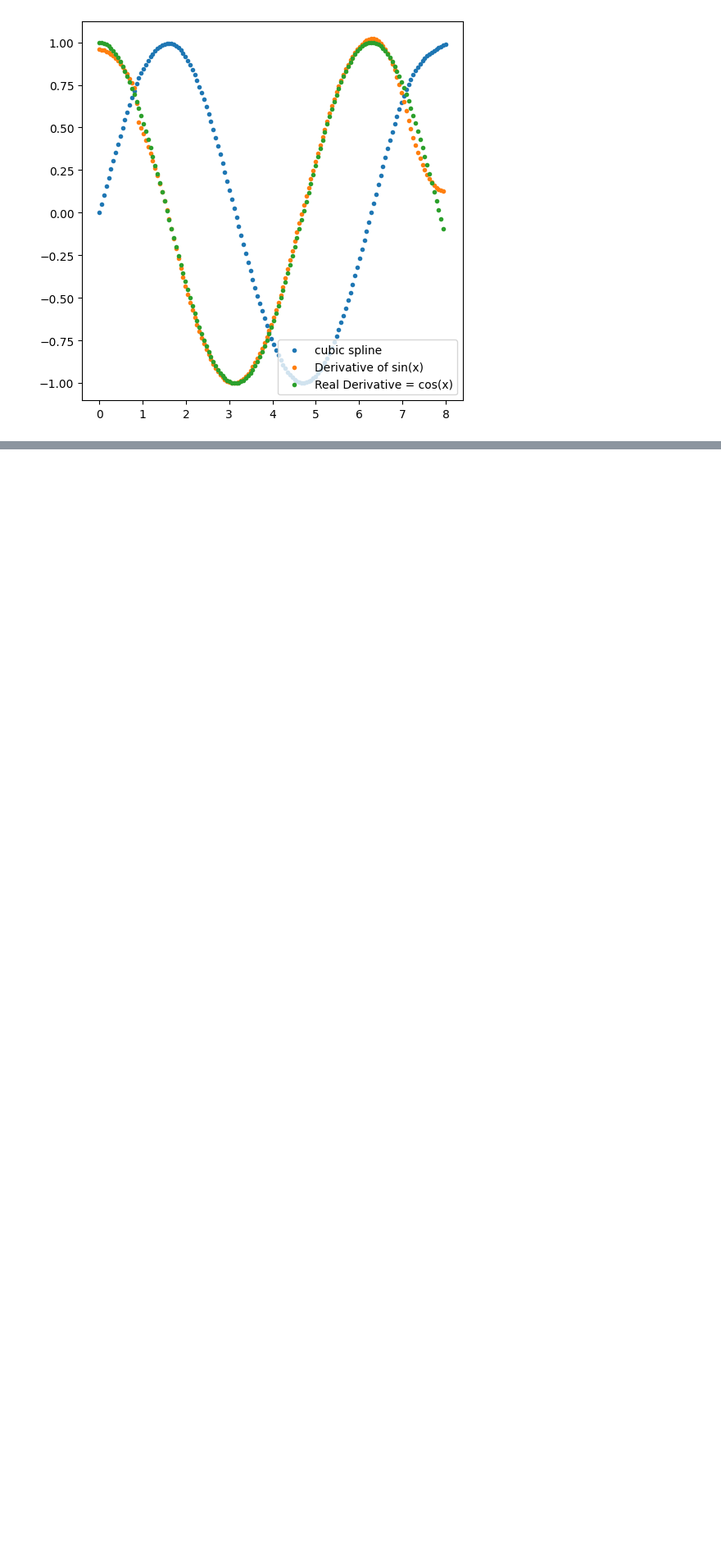
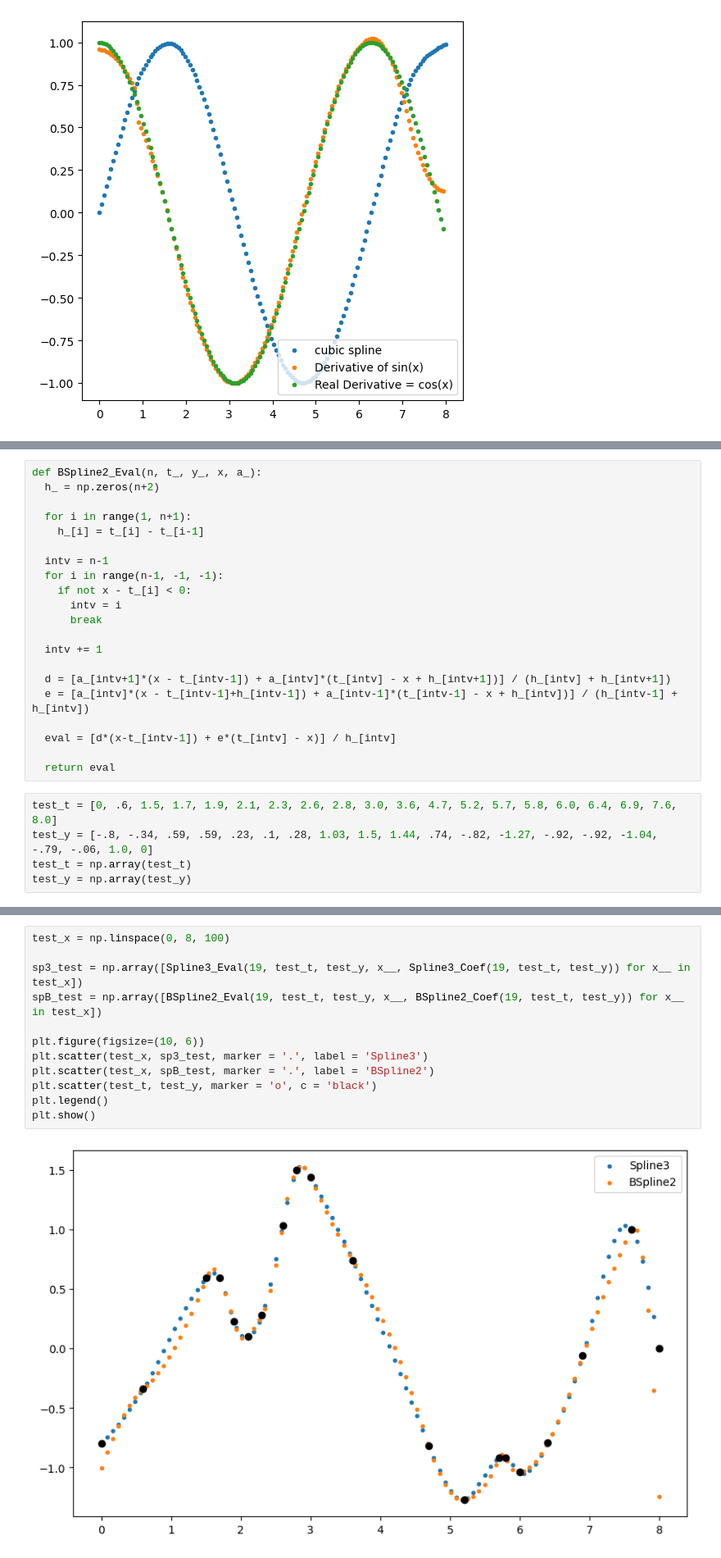
Before and after one commit to tirals88/Numerical-Mathematics-and-Computing, a Jupyter notebook: Chap6_Spline Functions.ipynb, the cells around one changed output, grey strips where cells are left out. Shown at 82% size. Drawn from its saved outputs; the diff is of its cells as text; blank space fills up the shorter version.

```diff
--- a/Chap6_Spline Functions.ipynb
+++ b/Chap6_Spline Functions.ipynb
@@ -878,0 +917,26 @@ $$ S = \sum^{\infty}_{i = -\infty} {b_{i}B_{i}^{0}} $$
+# %%
+def BSpline2_Eval(n, t_, y_, x, a_):
+  h_ = np.zeros(n+2)
+
+  for i in range(1, n+1):
+    h_[i] = t_[i] - t_[i-1]
+
+  intv = n-1
+  for i in range(n-1, -1, -1):
+    if not x - t_[i] < 0:
+      intv = i
+      break
+
+  intv += 1
+
+  d = [a_[intv+1]*(x - t_[intv-1]) + a_[intv]*(t_[intv] - x + h_[intv+1])] / (h_[intv] + h_[intv+1])
+  e = [a_[intv]*(x - t_[intv-1]+h_[intv-1]) + a_[intv-1]*(t_[intv-1] - x + h_[intv])] / (h_[intv-1] + h_[intv])
+
+  eval = [d*(x-t_[intv-1]) + e*(t_[intv] - x)] / h_[intv]
+
+  return eval
+# %%
+test_t = [0, .6, 1.5, 1.7, 1.9, 2.1, 2.3, 2.6, 2.8, 3.0, 3.6, 4.7, 5.2, 5.7, 5.8, 6.0, 6.4, 6.9, 7.6, 8.0]
+test_y = [-.8, -.34, .59, .59, .23, .1, .28, 1.03, 1.5, 1.44, .74, -.82, -1.27, -.92, -.92, -1.04, -.79, -.06, 1.0, 0]
+test_t = np.array(test_t)
+test_y = np.array(test_y)
@@ -878,0 +951,14 @@ $$ S = \sum^{\infty}_{i = -\infty} {b_{i}B_{i}^{0}} $$
+# %%
+test_x = np.linspace(0, 8, 100)
+
+sp3_test = np.array([Spline3_Eval(19, test_t, test_y, x__, Spline3_Coef(19, test_t, test_y)) for x__ in test_x])
+spB_test = np.array([BSpline2_Eval(19, test_t, test_y, x__, BSpline2_Coef(19, test_t, test_y)) for x__ in test_x])
+
+plt.figure(figsize=(10, 6))
+plt.scatter(test_x, sp3_test, marker = '.', label = 'Spline3')
+plt.scatter(test_x, spB_test, marker = '.', label = 'BSpline2')
+plt.scatter(test_t, test_y, marker = 'o', c = 'black')
+plt.legend()
+plt.show()
+# %% [output]
+[figure, added]
```
Also changed, not shown: parts of 8 cells of this notebook.
